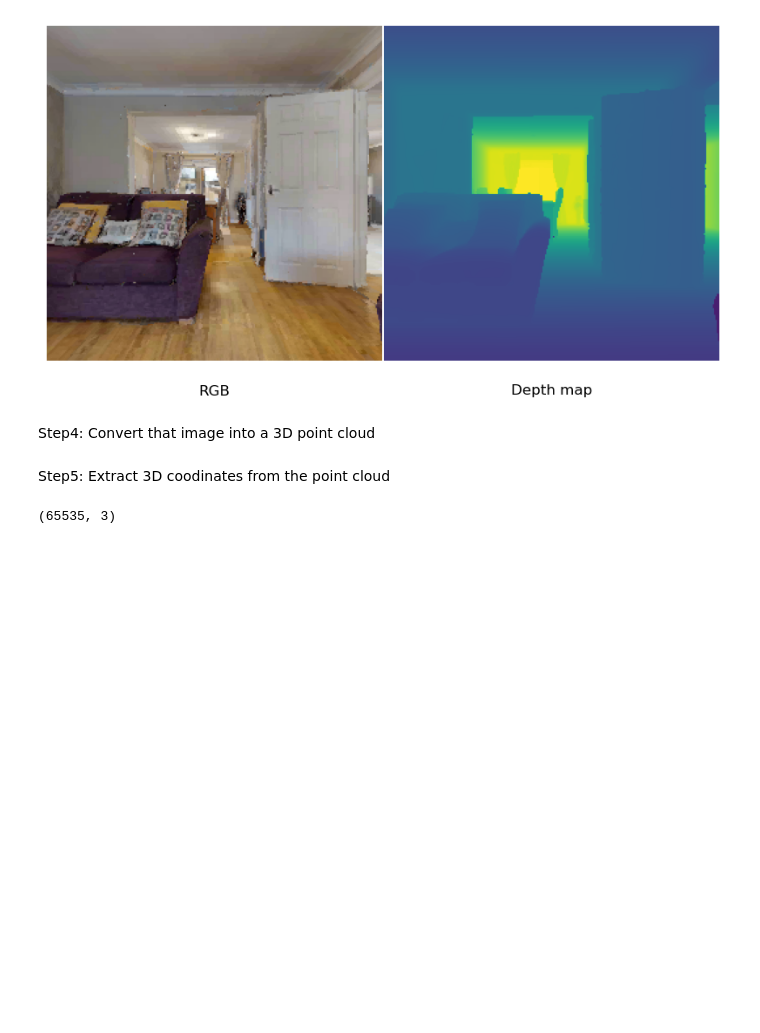
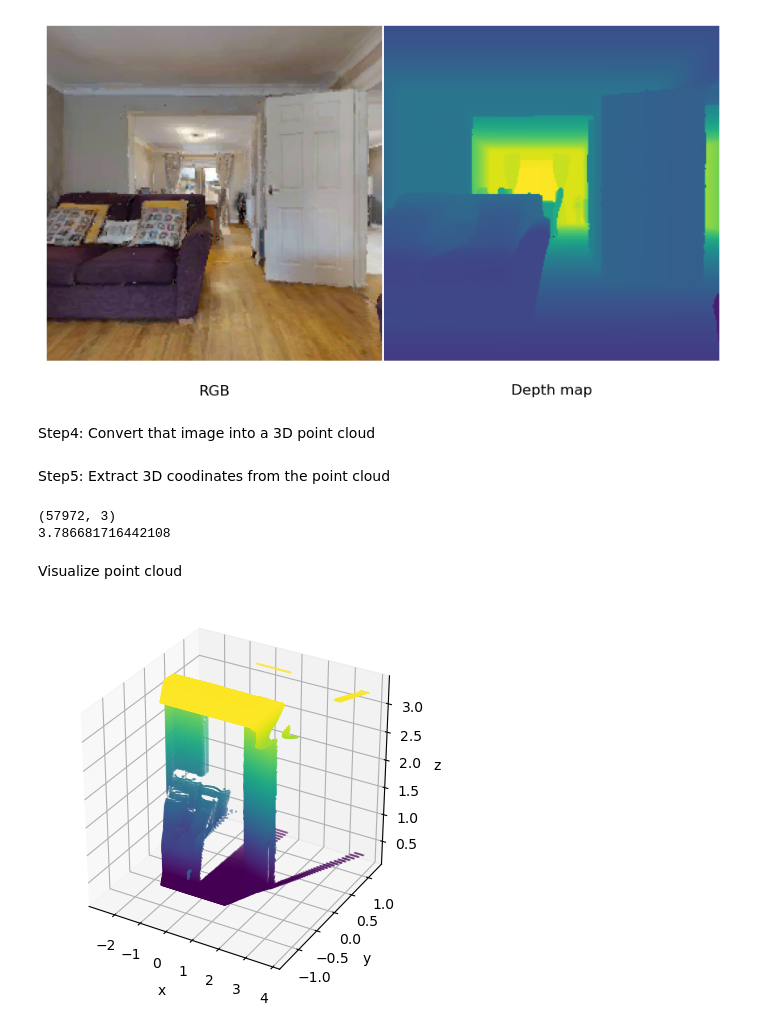
Before and after one commit to dtonderski/ReSEAL, a Jupyter notebook: notebooks/2D_to_3D_Mapping.ipynb, the cells around one changed output. Saved outputs shown, nothing was run; the diff lists cells and outputs as text; code cells hidden in the pictures; blank space fills up the shorter version.

Commit message:
fix: Use new config and visualize with matplotlib

```diff
--- a/notebooks/2D_to_3D_Mapping.ipynb
+++ b/notebooks/2D_to_3D_Mapping.ipynb
@@ -13,14 +18,13 @@ import open3d as o3d
 Step2: Read and compute camera intrinsics
 # %%
 #import camera intrinsics
-sensor_cfg = default_sensor_cfg()
+sim_cfg = default_sim_cfg()
 
 #Reading and computing camera intrinsic parameters
-w,h = sensor_cfg.WIDTH,sensor_cfg.HEIGHT #img width and height in px
-cx,cy = w/2,h/2 #point of origin in x and y dimension
-hfov = 90 #horizontal field of view in degrees of pinhole camera model
-hfov = float(hfov) * np.pi / 180. #transformation of the hfov-degrees
-f = (cx/2)/np.tan(hfov/2) #focal length in mm
+w, h = sim_cfg.SENSOR_CFG.WIDTH, sim_cfg.SENSOR_CFG.HEIGHT  # width, height in px
+cx, cy = w/2, h/2  # principal point in px
+hfov = float(sim_cfg.SENSOR_CFG.HFOV) * np.pi / 180.  # horizontal field of view in rad
+f = sim_cfg.SENSOR_CFG.ORTHO_SCALE  # focal length in m
 # %% [markdown]
 Step 3: Select and display a RGBD image from one of the trajectories
 # %%
@@ -54,22 +58,52 @@ Step4: Convert that image into a 3D point cloud
 # Create RGBDImage object
 rgbd_image = o3d.geometry.RGBDImage.create_from_color_and_depth(
     o3d.geometry.Image(rgb),
-    o3d.geometry.Image(d),
+    o3d.geometry.Image(d*1000), # in mm
     convert_rgb_to_intensity=False
 )
 
 # Create PointCloud object from RGBD image
+f = sim_cfg.SENSOR_CFG.ORTHO_SCALE * 1e3  # for `create_from_rgbd_image`, focal length in mm
 intrinsic = o3d.camera.PinholeCameraIntrinsic(width=w, height=h, fx=f, fy=f, cx=cx, cy=cy)
 pcd = o3d.geometry.PointCloud.create_from_rgbd_image(rgbd_image, intrinsic)
-
-# Visualize the point cloud
-pcd.transform([[1, 0, 0, 0], [0, -1, 0, 0], [0, 0, -1, 0], [0, 0, 0, 1]])
-o3d.visualization.draw_geometries([pcd]) #displays point cloud
+pcd = pcd.rotate(pcd.get_rotation_matrix_from_axis_angle([-np.pi/2, 0, 0]))
 # %% [markdown]
 Step5: Extract 3D coodinates from the point cloud
 # %%
 #Extract the 3D coordinates for each pixel
 coordinates = np.asarray(pcd.points)
-coordinates.shape
+print(coordinates.shape)
+print(coordinates.max())
 # %% [output]
-(65535, 3)
+(57972, 3)
+3.786681716442108
+# %% [markdown]
+Visualize point cloud
+# %%
+# Function for visualizing point cloud in matplotlib
+
+def plot_point_cloud(coordinates, color = None):
+    fig = plt.figure()
+    ax = fig.add_subplot(111, projection="3d")
+    cmap = None
+    if color is None:
+        color = coordinates[:, 2]
+        cmap = "viridis"
+    ax.scatter(
+        coordinates[:, 0],
+        coordinates[:, 1],
+        coordinates[:, 2],
+        c = color,
+        cmap = cmap,
+        marker=".",
+        s=1,
+    )
+    ax.set_xlabel('x')
+    ax.set_ylabel('y')
+    ax.set_zlabel('z')
+    ax.set_box_aspect([1,1,1])
+# %%
+%matplotlib inline
+plot_point_cloud(coordinates)
+# %% [output]
+[figure, added]
```
Also changed, not shown: parts of 5 cells of this notebook.
